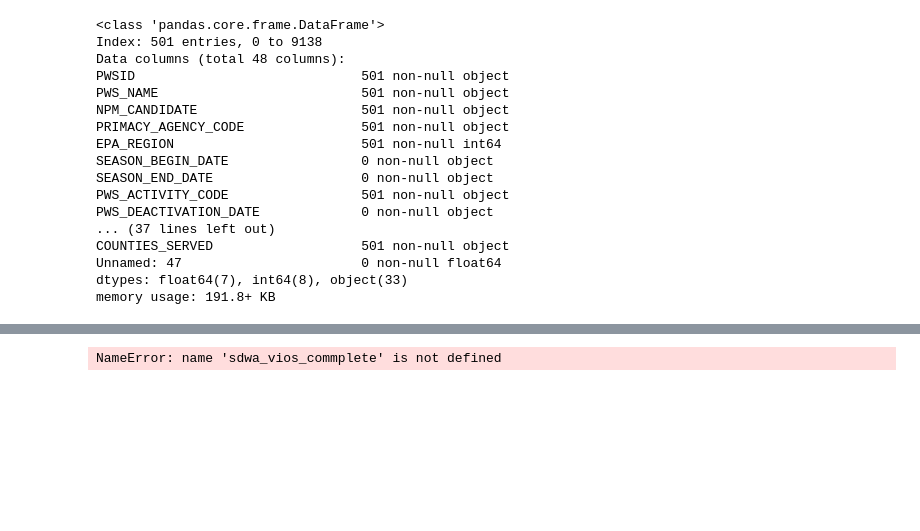
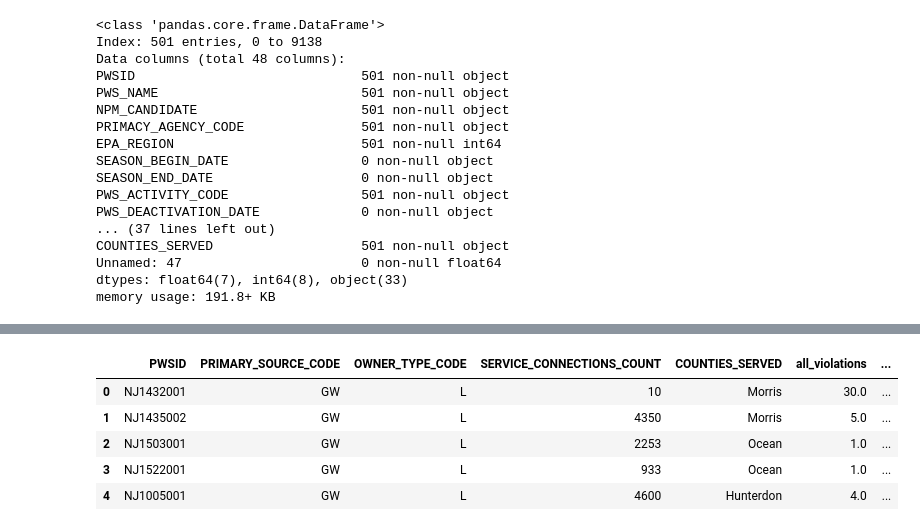
Before and after one commit to zstatmanweil/EJ-analysis-map, a Jupyter notebook: SDWA-data-prep/SDWISData.ipynb, the cells around one changed output, grey strips where cells are left out. Saved outputs shown, nothing was run; the diff lists cells and outputs as text; code cells hidden in the pictures; blank space fills up the shorter version.

```diff
--- a/SDWA-data-prep/SDWISData.ipynb
+++ b/SDWA-data-prep/SDWISData.ipynb
@@ -230,0 +239,29 @@ sdwa_vios_merged['all_violations'] = sdwa_vios['all_violations'].astype('int64')
+# %%
+psc = {'GW': 'Ground water',
+       'SW': 'Surface water',
+       'SWP': 'Surface water purchased',
+       'GWP': 'Groundwater purchased',
+       'GU': 'Ground water under influence of surface water source'}
+otc = {'M': 'Mixed',
+       'S': 'State Government',
+       'F': 'Federal Government',
+       'P': 'Private',
+       'L': 'Local Government'}
+
+def psc_to_description(code):
+    return psc[code]
+
+def otc_to_description(code):
+    return otc[code]
+# %%
+sdwa_vios_merged['primary_source'] = sdwa_vios_merged['PRIMARY_SOURCE_CODE'].apply(psc_to_description)
+sdwa_vios_merged['owner_type'] = sdwa_vios_merged['OWNER_TYPE_CODE'].apply(otc_to_description)
+# %%
+sdwa_vios_merged.head()
+# %% [output]
+|  | PWSID | PRIMARY_SOURCE_CODE | OWNER_TYPE_CODE | SERVICE_CONNECTIONS_COUNT | COUNTIES_SERVED | all_violations | ... |
+| 0 | NJ1432001 | GW | L | 10 | Morris | 30.0 | ... |
+| 1 | NJ1435002 | GW | L | 4350 | Morris | 5.0 | ... |
+| 2 | NJ1503001 | GW | L | 2253 | Ocean | 1.0 | ... |
+| 3 | NJ1522001 | GW | L | 933 | Ocean | 1.0 | ... |
+| 4 | NJ1005001 | GW | L | 4600 | Hunterdon | 4.0 | ... |
@@ -231,4 +273,2 @@ sdwa_vios_merged['all_violations'] = sdwa_vios['all_violations'].astype('int64')
 # %%
-sdwa_vios_commplete.to_csv('..\Data\Created\SDWIS\sdwa_vios_complete.csv', index=False)
+sdwa_vios_merged.to_csv('..\Data\Created\SDWIS\sdwa_vios_complete.csv', index=False)
-# %% [output]
-NameError: name 'sdwa_vios_commplete' is not defined
```
Also changed, not shown: parts of 7 cells of this notebook, 3 other files.
